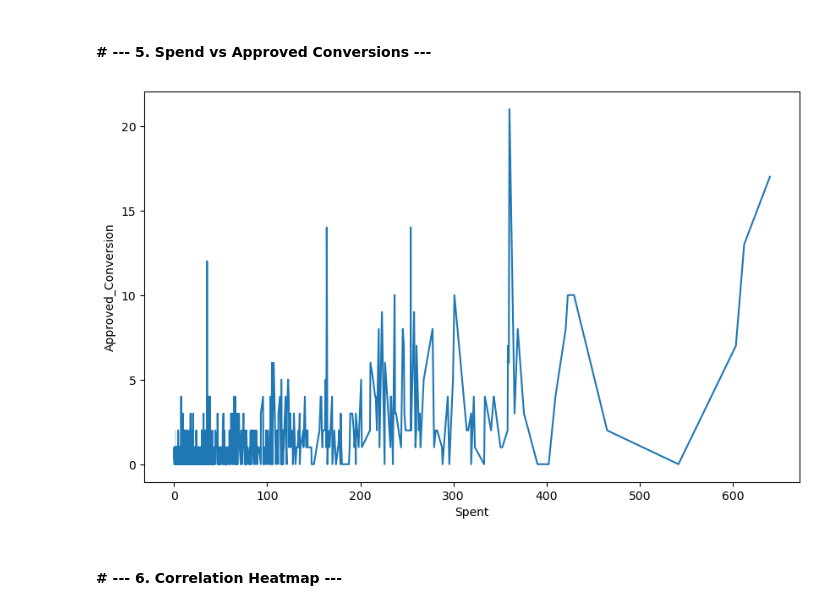
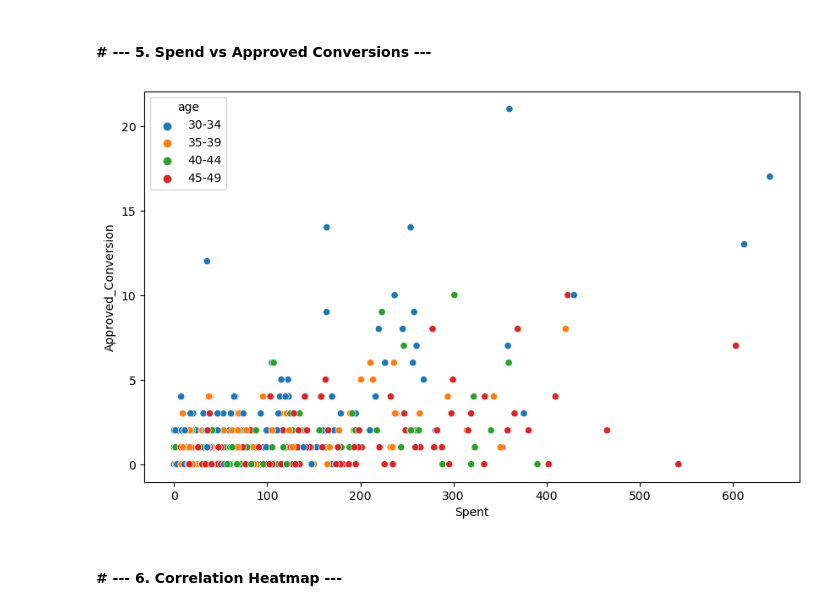
Before and after one commit to belhaddadmohamed/Kaggle-Competitions-Data-Analytics, a Jupyter notebook: Data analysis - Analyse a Facebook Campaign/conversion_study.ipynb, the cells around one changed output. Drawn from its saved outputs; the diff is of its cells as text; code cells hidden in the pictures.

```diff
--- a/Data analysis - Analyse a Facebook Campaign/conversion_study.ipynb
+++ b/Data analysis - Analyse a Facebook Campaign/conversion_study.ipynb
@@ -269,15 +269,16 @@ plt.show()
 #### # --- 5. Spend vs Approved Conversions ---
 # %%
 fig, ax = plt.subplots(figsize=(10, 6))
-sns.lineplot(
+sns.scatterplot(
   data=df,
   x='Spent',
   y='Approved_Conversion',
+  hue='age',
   ax=ax
 )
 plt.show()
 # %% [output]
-[figure, old version]
+[figure, new version]
 # %% [markdown]
 #### # --- 6. Correlation Heatmap ---
 # %%
```
Also changed, not shown: parts of 22 cells of this notebook.
